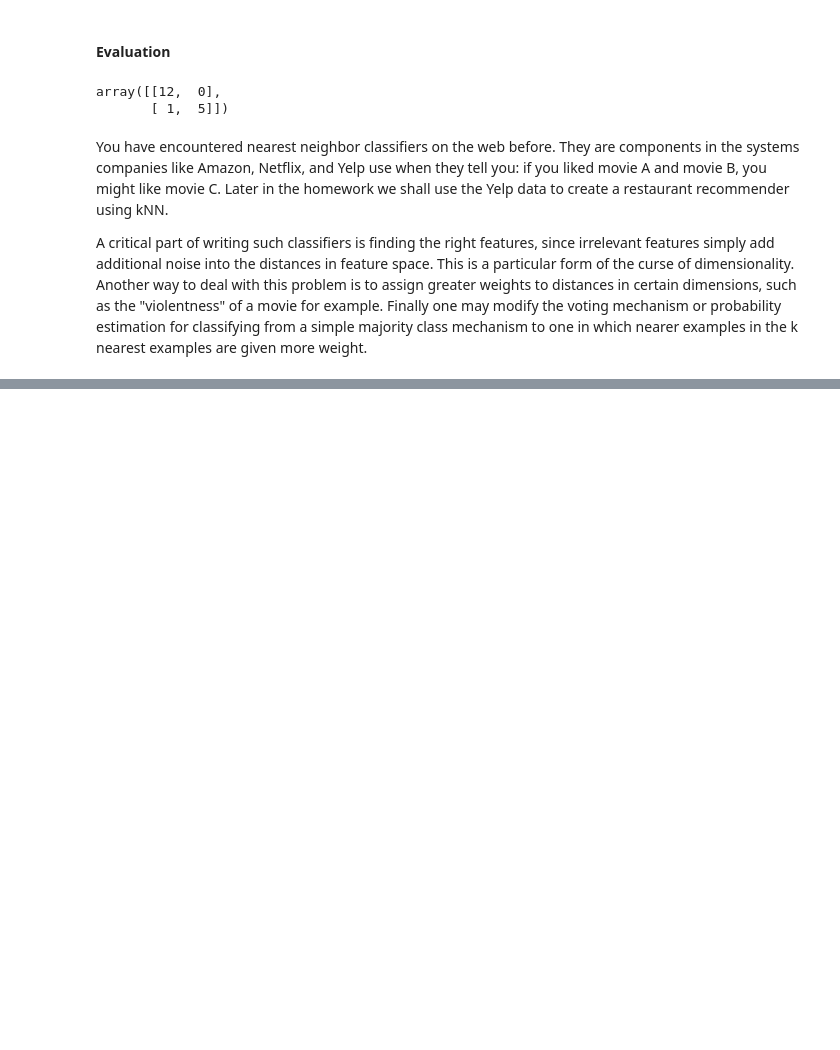
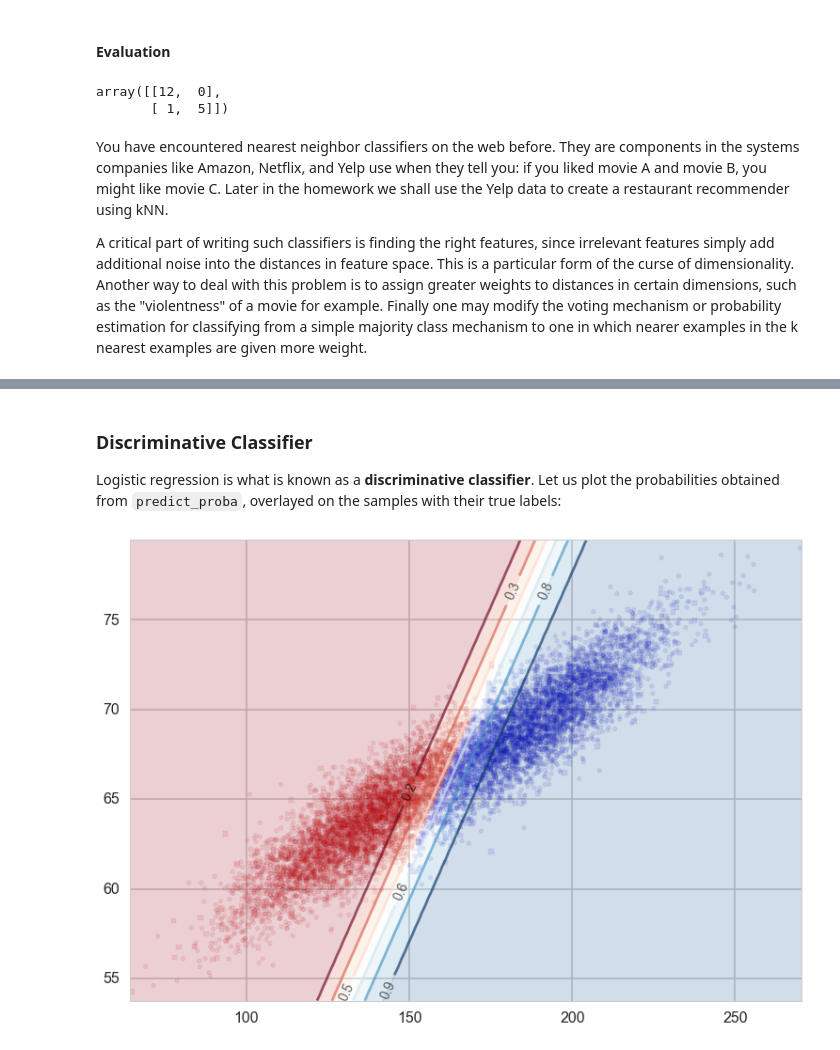
Before and after one commit to suyashSax/CS-109, a Jupyter notebook: Week 6/Lab 5 - Classification.ipynb, the cells around one changed output, grey strips where cells are left out. Cells and saved outputs as stored; diff of their text form; code cells hidden in the pictures; blank space fills up the shorter version.

```diff
--- a/Week 6/Lab 5 - Classification.ipynb
+++ b/Week 6/Lab 5 - Classification.ipynb
@@ -593,0 +752,9 @@ A critical part of writing such classifiers is finding the right features, since
+# %% [markdown]
+### Discriminative Classifier
+Logistic regression is what is known as a **discriminative classifier**. Let us plot the probabilities obtained from `predict_proba`, overlayed on the samples with their true labels:
+# %%
+plt.figure()
+ax=plt.gca()
+points_plot_prob(ax, Xtrain_l, Xtest_l, ytrain_l, ytest_l, clf_l, psize=20, alpha=0.1)
+# %% [output]
+[figure, added]
```
Also changed, not shown: parts of 17 cells of this notebook.
